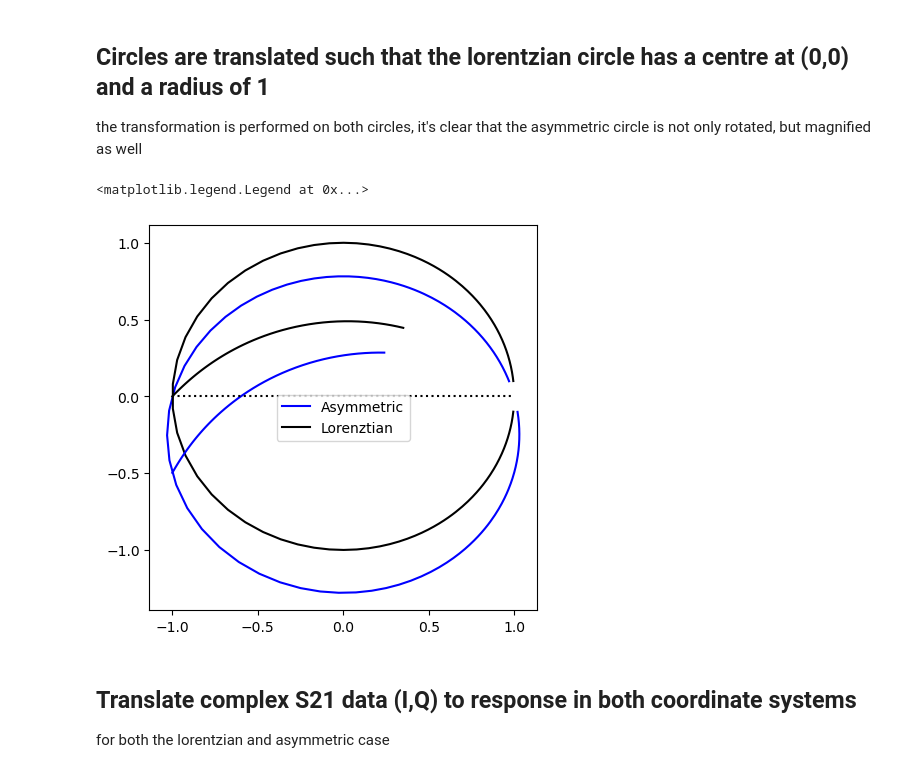
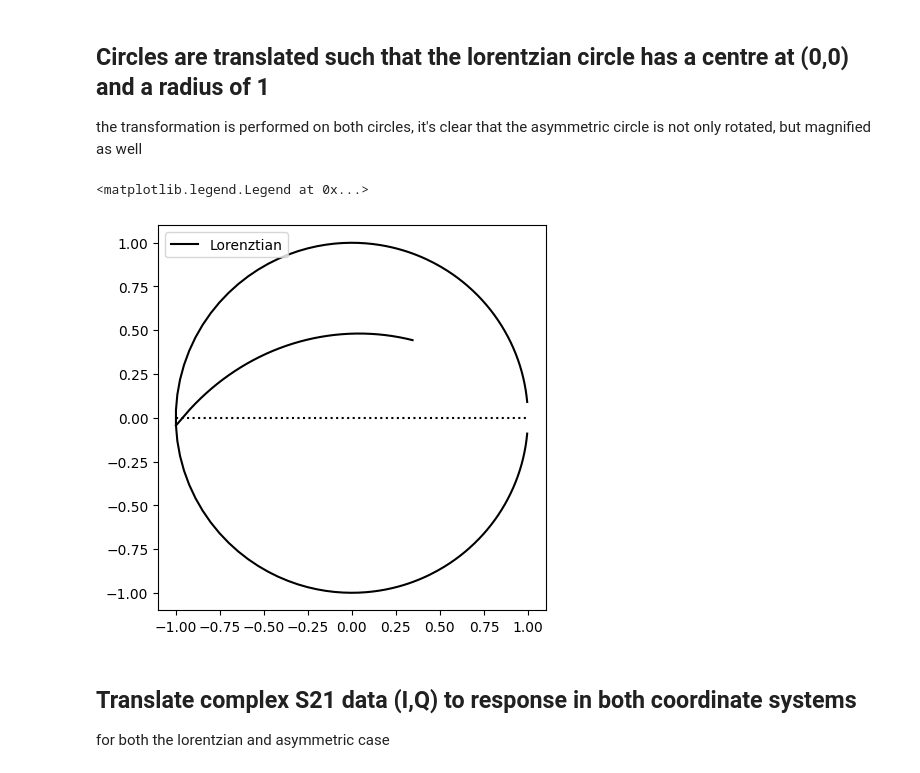
Before and after one commit to HesselSchulte/Python_KID_model, a Jupyter notebook: KID_response_model_and_coordinate_transformations.ipynb, the cells around one changed output. Saved outputs shown, nothing was run; the diff lists cells and outputs as text; code cells hidden in the pictures.

```diff
--- a/KID_response_model_and_coordinate_transformations.ipynb
+++ b/KID_response_model_and_coordinate_transformations.ipynb
@@ -72,7 +72,7 @@ C = ak/(f0**2*Lk0)  #Capacitance from resonance freq definition, factor (2pi)^2
 Lg = Lk0*(1/ak-1)
 
 #calculate complex conductivities and excess quasiparticles during pulse (between kbT0 and kbTeff)
-kbTarr = np.logspace(np.log10(kbT0), np.log10(kbTeff), 100)
+kbTarr = np.logspace(np.log10(kbT0), np.log10(kbTeff), 1000)
 s1, s2, exNqp = np.zeros((3, len(kbTarr)))
 for i, kbT in enumerate(kbTarr):
     s1[i], s2[i] = kc.cinduct(hw0, supercond.D0, kbT)
@@ -84,14 +84,18 @@ exE = (6.528e-16*2*np.pi)*(3e8/(exlambda*1e-9))
 # %%
 # Make a S21 frequency sweep of twice the resonator linewidth
 Q = Qc * Qi0 / (Qc + Qi0)
-df_sweep = np.linspace(-10*f0/Q, 10*f0/Q, 500)
+df_sweep = np.linspace(-10*f0/Q, 10*f0/Q, 1000)
+f_sweep = np.linspace(f0-5e6, f0+5e6, 1000)
 
 S21 = kc.S21_xa(Qi0, Qc, f0, df_sweep, f0, xa)
-S21_lor = kc.S21(Qi0, Qc, f0, df_sweep, f0)
+S21_lorA = kc.S21(Qi0, Qc, f_sweep, f0)
+S21_lorB = kc.S21(Qi0, Qc, f_sweep, f0+1e6)
+S21_lor = S21_lorA*S21_lorB
 
 S21min = Q/Qi0 # S21 at resonance
 xc = (1 + S21min)/2 # middle of the circle
 
+print(S21min)
 # Calculate Qi and f0 during pulse
 Qi_Nqp = 2/(ak*beta) * s2/s1
 Qiresp = Qi_Nqp * Qi_sat / (Qi_Nqp + Qi_sat)
@@ -119,23 +125,24 @@ plt.legend()
 # %%
 # calculate response for both sets of S21 based on a changing Qi and f0 -> change in complex cond.
 S21resp = kc.S21_xa(Qiresp, Qc, f0, 0, fresp, xa)
-S21resp_lor = kc.S21(Qiresp, Qc, f0, 0, fresp)
+S21resp_lor = kc.S21(Qiresp.reshape(-1,1), Qc, f_sweep, fresp.reshape(-1,1))
 # %% [markdown]
 ## Circles are translated such that the lorentzian circle has a centre at (0,0) and a radius of 1
 the transformation is performed on both circles, it's clear that the asymmetric circle is not only rotated, but magnified as well
 # %%
 # plot circles for both including the response to the same energy event
 plt.figure(figsize=(5, 5))
-plt.plot((S21.real-xc)/xc, S21.imag/xc, color = 'b', label = 'Asymmetric')
-plt.plot((S21_lor.real-xc)/xc, S21_lor.imag/xc, color = 'k', label = 'Lorenztian')
+# plt.plot((S21.real-xc)/xc, S21.imag/xc, color = 'b', label = 'Asymmetric')
+plt.plot((S21_lorA.real-xc)/xc, S21_lorA.imag/xc, color = 'k', label = 'Lorenztian')
 
-plt.plot((S21resp.real-xc)/xc, S21resp.imag/xc, color = 'b')
-plt.plot((S21resp_lor.real-xc)/xc, S21resp_lor.imag/xc, color = 'k')
+# plt.plot((S21resp.real-xc)/xc, S21resp.imag/xc, color = 'b')
+f_indx = np.argmin(S21_lorA)
+plt.plot((S21resp_lor[:,f_indx].real-xc)/xc, S21resp_lor[:,f_indx].imag/xc, color = 'k')
 plt.plot([-1,1],[0,0], 'k:')
 plt.legend()
 # %% [output]
 <matplotlib.legend.Legend at 0x...>
-[figure, old version]
+[figure, new version]
 # %% [markdown]
 ## Translate complex S21 data (I,Q) to response in both coordinate systems
 for both the lorentzian and asymmetric case
```
Also changed, not shown: parts of 5 cells of this notebook, 1 other file.
